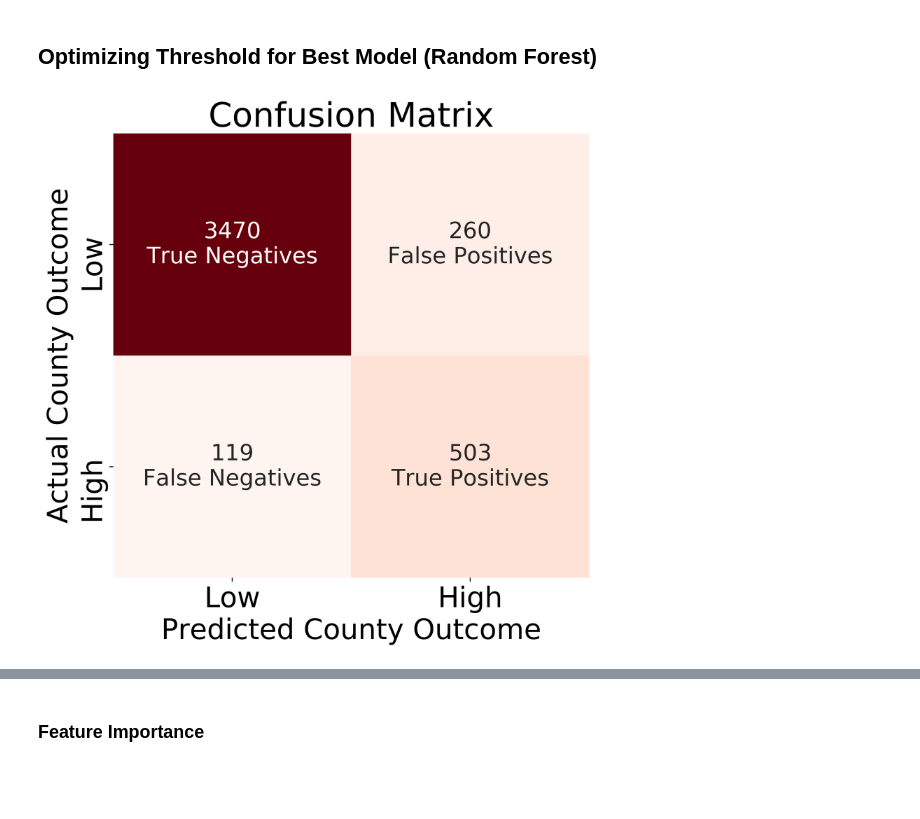
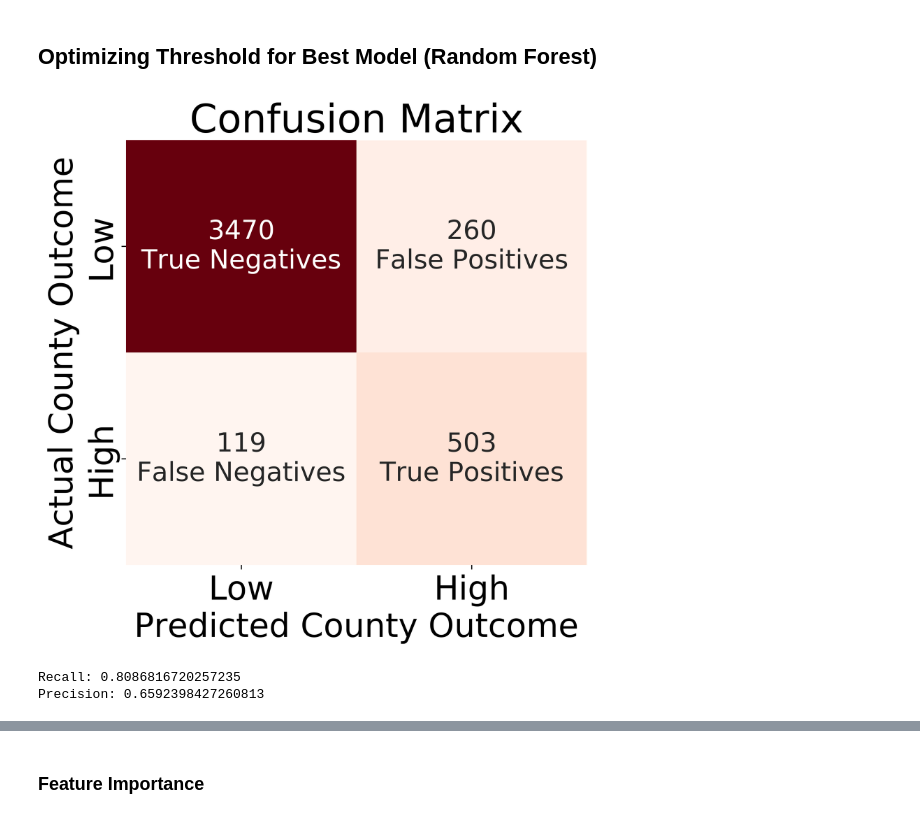
Before and after one commit to tcbonds/lyme-disease-classifier, a Jupyter notebook: 4_Modeling.ipynb, the cells around one changed output, grey strips where cells are left out. Drawn from its saved outputs; the diff is of its cells as text; code cells hidden in the pictures; blank space fills up the shorter version.

Commit message:
Finished initial code for threshold adjustment and produced recall and precision scores for final model with best threshold for placeholder costs.

```diff
--- a/4_Modeling.ipynb
+++ b/4_Modeling.ipynb
@@ -633,31 +633,35 @@ plt.show()
 # %% [markdown]
 ## Optimizing Threshold for Best Model (Random Forest)
 # %%
-y_pred = rf_best_model.predict(X_val)
+y_pred_class_before_thres_adj = rf_best_model.predict(X_val)
 # %%
 # Confusion Matrix BEFORE Threshold Adjustment
-confusion = metrics.confusion_matrix(y_val, y_pred)
-plt.figure(figsize=(7,7),dpi=400)
-# plt.subplot(131)
+confusion = metrics.confusion_matrix(y_val, y_pred_class_before_thres_adj)
+plt.figure(figsize=(6,6),dpi=400)
+
 ax = sns.heatmap(confusion, annot=True, cmap='Reds', cbar=False,
                annot_kws={"size": 20}, fmt='g')
+
 cmlabels = ['True Negatives', 'False Positives',
              'False Negatives', 'True Positives']
 for i,t in enumerate(ax.texts):
-   t.set_text(t.get_text() + "\n" + cmlabels[i])
+    t.set_text(t.get_text() + "\n" + cmlabels[i])
 
 
 plt.xlabel('Predicted County Outcome',fontsize = 25)
 plt.ylabel('Actual County Outcome', fontsize = 25)
 plt.title('Confusion Matrix', fontsize = 30)
 labels = ['Low', 'High']
 ax.set_xticklabels(labels, size = 25)
-ax.set_yticklabels(labels, size = 25)
+ax.set_yticklabels(labels, size = 25, va='center')
 
-
-plt.tight_layout()
-# plt.savefig('Confusion_matrix_Logistic.png')
-# plt.savefig('Confusion_matrix_Logistic.svg')
 plt.show();
 # %% [output]
-[figure, old version]
+[figure, new version]
+# %%
+# Recall and Precision BEFORE Threshold Adjustment
+print('Recall:',metrics.recall_score(y_val,y_pred_class_before_thres_adj))
+print('Precision:',metrics.precision_score(y_val,y_pred_class_before_thres_adj))
+# %% [output]
+Recall: 0.8086816720257235
+Precision: 0.6592398427260813
```
Also changed, not shown: parts of 6 cells of this notebook.
